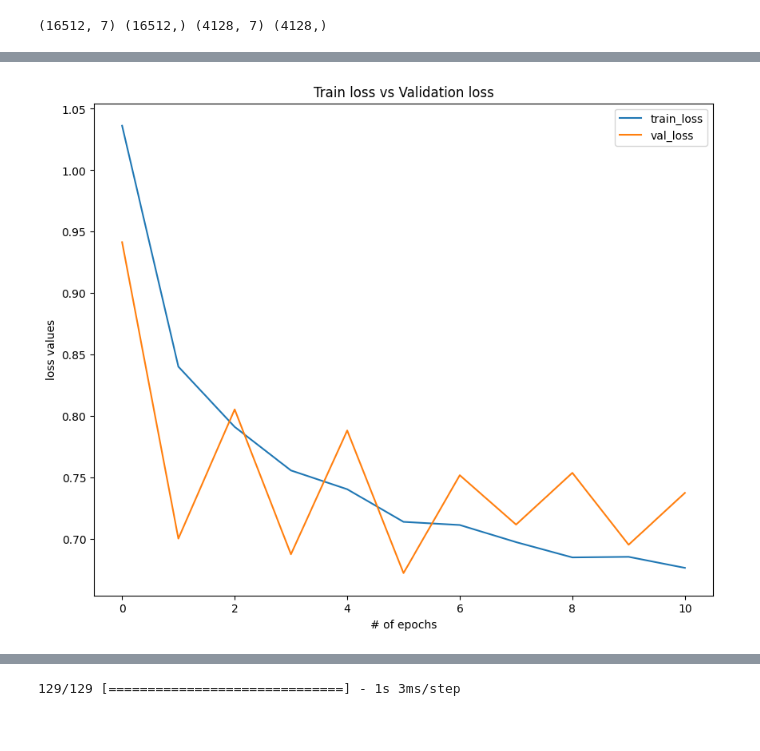
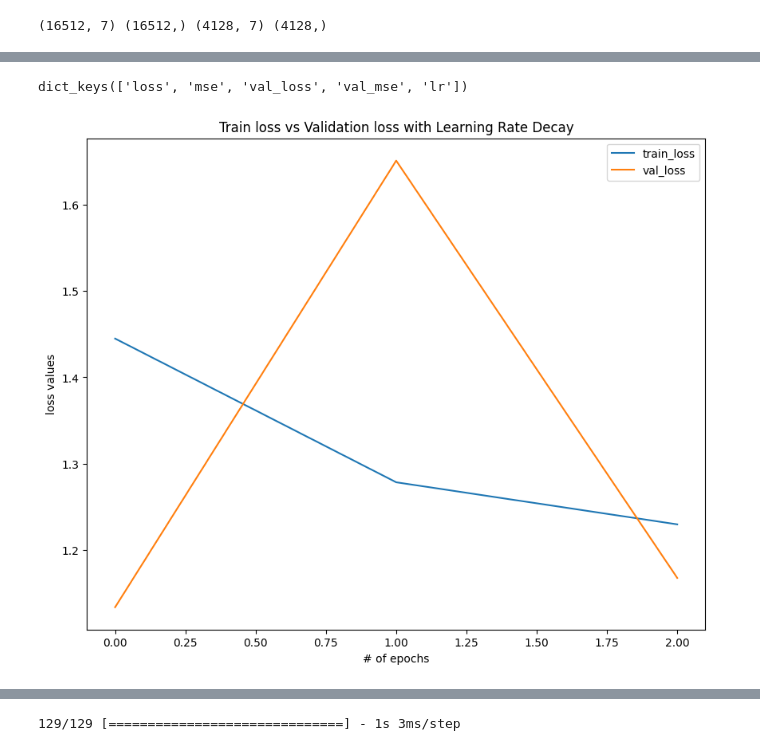
Before and after one commit to Gdisbar/DeepLearning, a Jupyter notebook: DNN_regression.ipynb, the cells around one changed output, grey strips where cells are left out. Saved outputs shown, nothing was run; the diff lists cells and outputs as text; code cells hidden in the pictures.

```diff
--- a/DNN_regression.ipynb
+++ b/DNN_regression.ipynb
@@ -134,8 +134,10 @@ model.add(Dense(units=layers[4],activation='relu'))
 model.add(Dropout(0.2))
 model.add(Dense(units=layers[5],activation='linear'))
 # %%
-adam = Adam(learning_rate=0.001)
-model.compile(loss='mse',optimizer=adam,metrics=['mse'])
+#adam = Adam(learning_rate=0.001)
+# define SGD optimizer
+sgd = SGD(learning_rate=0.0, momentum=0.9)
+model.compile(loss='mse',optimizer=sgd,metrics=['mse'])
 # %%
 model.summary()
 # %% [output]
@@ -157,9 +159,28 @@ Trainable params: 15,393
 Non-trainable params: 128
 _________________________________________________________________
 # %%
-callbacks = [EarlyStopping(patience=5)]
+import math
+
+def step_decay(epoch):
+    initial_lrate = 0.01
+    drop = 0.5
+    epochs_drop = 10.0
+    lrate = initial_lrate * tf.math.pow(drop, tf.math.floor((epoch)/epochs_drop))
+    return lrate
+
+def exp_decay(epoch):
+    initial_lrate = 0.01
+    k = 0.1
+    lrate = initial_lrate * tf.math.exp(-k*epoch)
+    return lrate
+
+lrate = LearningRateScheduler(exp_decay)
+
+# avoid NaN in loss - set lower initial_learning_rate
+# here mse + step_decay works better
+callbacks_ = [EarlyStopping(patience=2),lrate]
 # %%
 history =model.fit(x=X_train_scaled,y=y_train,epochs=500,
-                   validation_split=0.2,batch_size=8,callbacks=[callbacks])
+                   validation_split=0.2,batch_size=8,callbacks=callbacks_)
 # %% [output]
 Epoch 1/500
@@ -182,14 +192,18 @@ Epoch 11/500
+# %%
+history.history.keys()
+# %% [output]
+dict_keys(['loss', 'mse', 'val_loss', 'val_mse', 'lr'])
 # %%
 plt.figure(figsize=(10,8))
 plt.plot(history.history["loss"],label="train_loss")
 plt.plot(history.history["val_loss"],label="val_loss")
 plt.xlabel("# of epochs")
 plt.ylabel("loss values")
-plt.title("Train loss vs Validation loss")
+plt.title("Train loss vs Validation loss with Learning Rate Decay")
 plt.legend()
 plt.show()
 # %% [output]
-[figure, old version]
+[figure, new version]
 # %%
 plt.figure(figsize=(10,8))
 plt.plot(history.history["mse"],label="train_mse")
```
Also changed, not shown: parts of 6 cells of this notebook, 1 other file.
